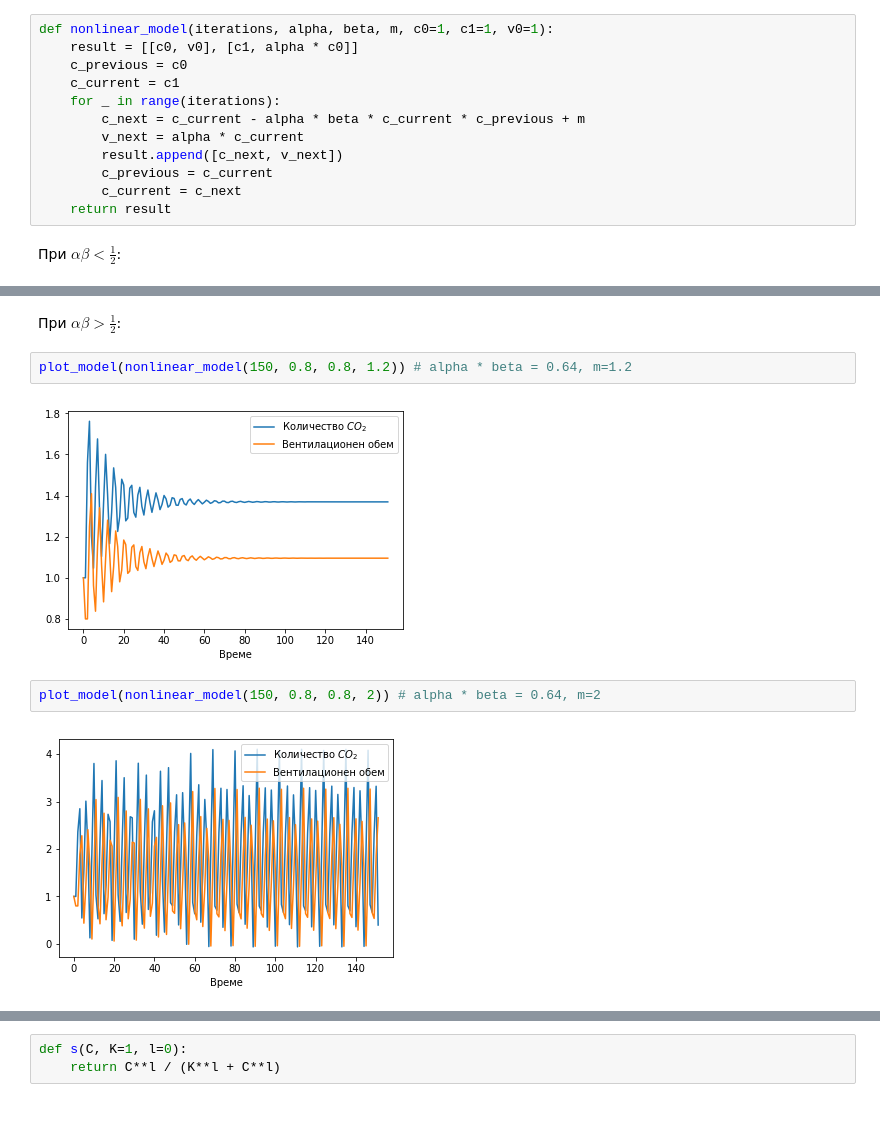
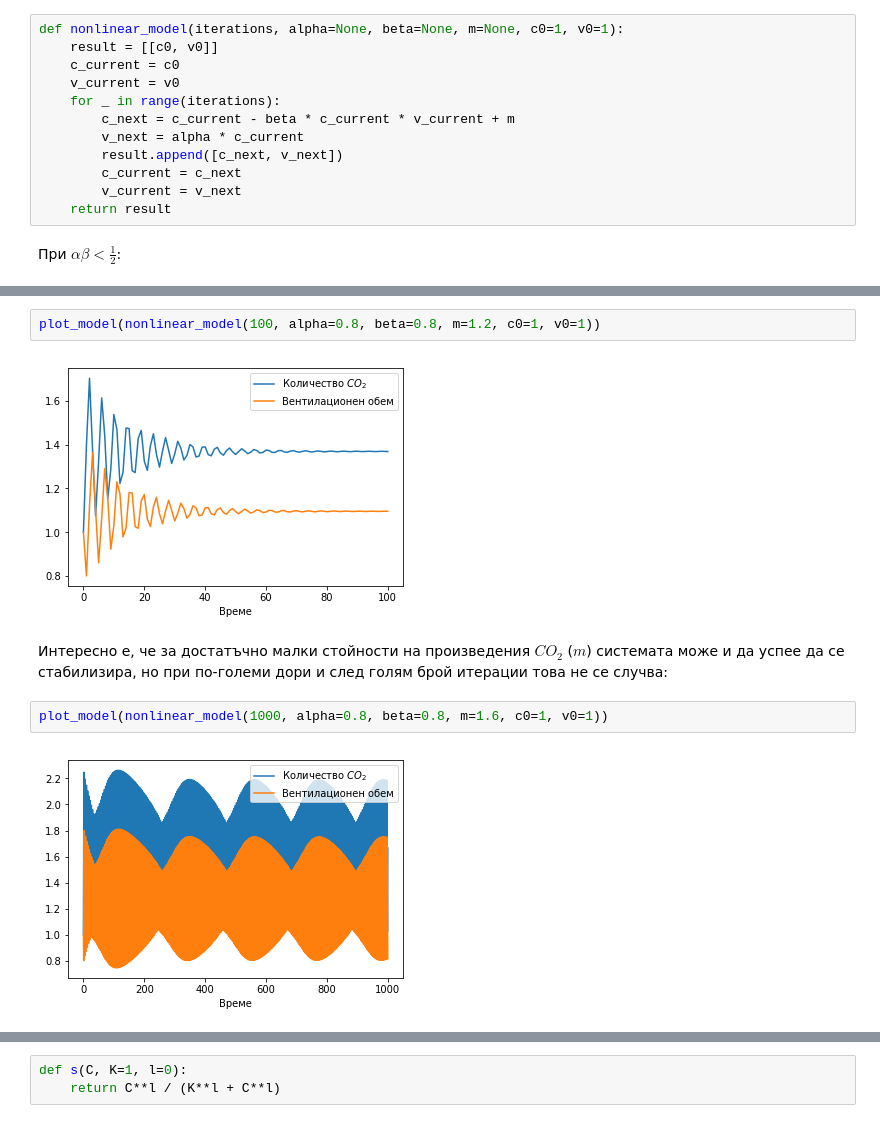
Before and after one commit to Beatris/biomath_models, a Jupyter notebook: Ventilation Control.ipynb, the cells around one changed output, grey strips where cells are left out. Drawn from its saved outputs; the diff is of its cells as text.

```diff
--- a/Ventilation Control.ipynb
+++ b/Ventilation Control.ipynb
@@ -218,16 +199,16 @@ $\bar{C} = \sqrt{\frac{m}{\alpha \beta}} \text{  е  }
 
 Да изследваме модела при тези условия:
 # %%
-def nonlinear_model(iterations, alpha, beta, m, c0=1, c1=1, v0=1):
-    result = [[c0, v0], [c1, alpha * c0]]
-    c_previous = c0
-    c_current = c1
+def nonlinear_model(iterations, alpha=None, beta=None, m=None, c0=1, v0=1):
+    result = [[c0, v0]]
+    c_current = c0
+    v_current = v0
     for _ in range(iterations):
-        c_next = c_current - alpha * beta * c_current * c_previous + m
+        c_next = c_current - beta * c_current * v_current + m
         v_next = alpha * c_current
         result.append([c_next, v_next])
-        c_previous = c_current
         c_current = c_next
+        v_current = v_next
     return result
 # %% [markdown]
 При $\alpha \beta < \frac{1}{2}$:
@@ -242,10 +231,10 @@ plot_model(nonlinear_model(100, 0.4, 0.4, 2)) # alpha * beta = 0.16, m=2
-# %% [markdown]
-При $\alpha \beta > \frac{1}{2}$:
 # %%
-plot_model(nonlinear_model(150, 0.8, 0.8, 1.2)) # alpha * beta = 0.64, m=1.2
+plot_model(nonlinear_model(100, alpha=0.8, beta=0.8, m=1.2, c0=1, v0=1))
 # %% [output]
-[figure, old version]
+[figure, new version]
+# %% [markdown]
+Интересно е, че за достатъчно малки стойности на произведения $CO_2$ ($m$) системата може и да успее да се стабилизира, но при по-големи дори и след голям брой итерации това не се случва:
 # %%
-plot_model(nonlinear_model(150, 0.8, 0.8, 2)) # alpha * beta = 0.64, m=2
+plot_model(nonlinear_model(1000, alpha=0.8, beta=0.8, m=1.6, c0=1, v0=1))
 # %% [output]
-[figure, old version]
+[figure, new version]
```
Also changed, not shown: parts of 45 cells of this notebook, 6 other files.
